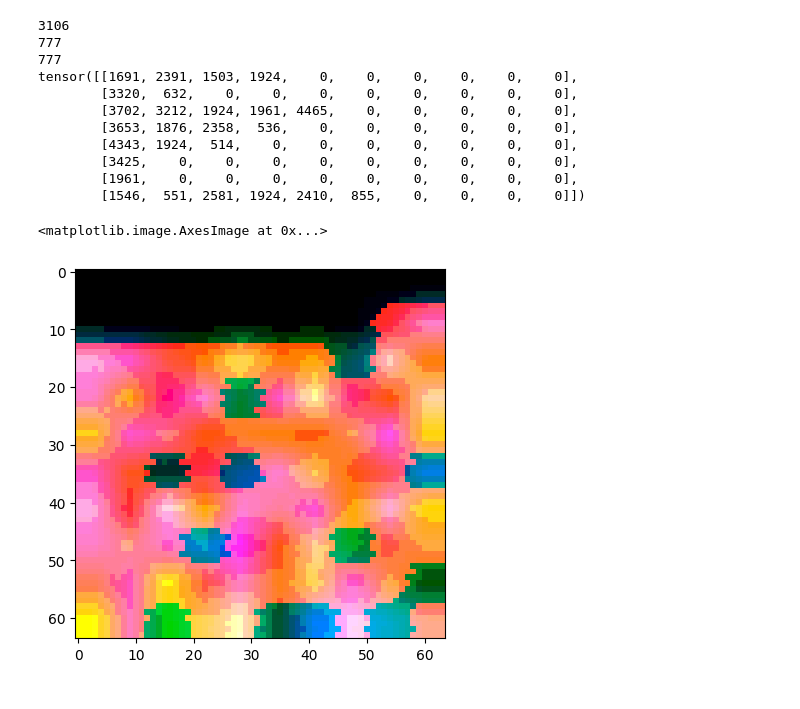
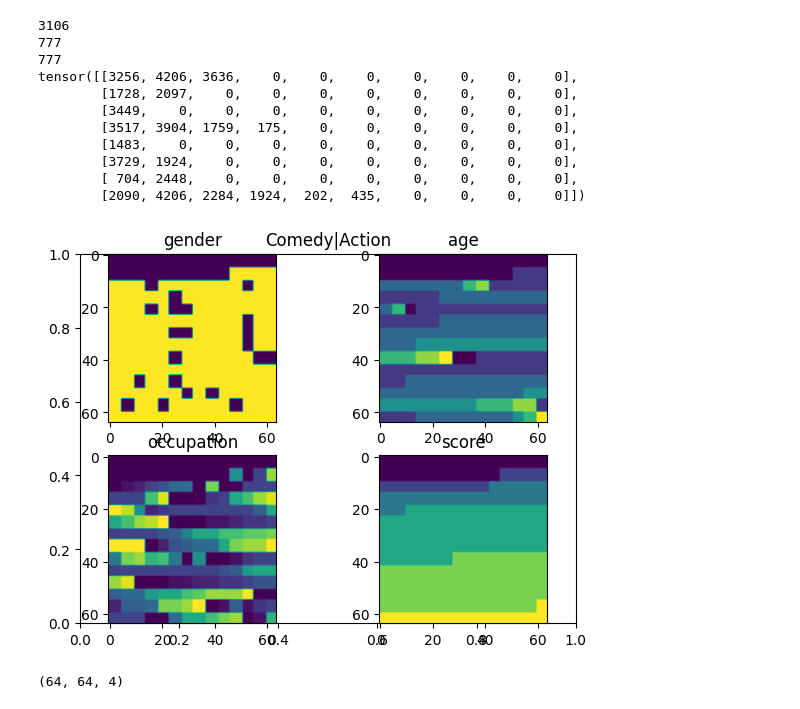
Before and after one commit to OwOIamNoob/movies, a Jupyter notebook: src/data/test.ipynb, the cells around one changed output. Drawn from its saved outputs; the diff is of its cells as text; code cells hidden in the pictures.

Commit message:
Debug Dataloader

```diff
--- a/src/data/test.ipynb
+++ b/src/data/test.ipynb
@@ -31,21 +31,21 @@ datamodule: LightningDataModule = MLDataModule(data_dir="/work/hpc/potato/movies
                                                    pin_memory=False)
 # %%
 datamodule.setup()
-dataloader = datamodule.test_dataloader()
+dataloader = datamodule.train_dataloader()
 batch = next(iter(dataloader))
 print(batch['titles'])
 # %% [output]
 3106
 777
 777
-tensor([[1691, 2391, 1503, 1924,    0,    0,    0,    0,    0,    0],
-        [3320,  632,    0,    0,    0,    0,    0,    0,    0,    0],
-        [3702, 3212, 1924, 1961, 4465,    0,    0,    0,    0,    0],
-        [3653, 1876, 2358,  536,    0,    0,    0,    0,    0,    0],
-        [4343, 1924,  514,    0,    0,    0,    0,    0,    0,    0],
-        [3425,    0,    0,    0,    0,    0,    0,    0,    0,    0],
-        [1961,    0,    0,    0,    0,    0,    0,    0,    0,    0],
-        [1546,  551, 2581, 1924, 2410,  855,    0,    0,    0,    0]])
+tensor([[3256, 4206, 3636,    0,    0,    0,    0,    0,    0,    0],
+        [1728, 2097,    0,    0,    0,    0,    0,    0,    0,    0],
+        [3449,    0,    0,    0,    0,    0,    0,    0,    0,    0],
+        [3517, 3904, 1759,  175,    0,    0,    0,    0,    0,    0],
+        [1483,    0,    0,    0,    0,    0,    0,    0,    0,    0],
+        [3729, 1924,    0,    0,    0,    0,    0,    0,    0,    0],
+        [ 704, 2448,    0,    0,    0,    0,    0,    0,    0,    0],
+        [2090, 4206, 2284, 1924,  202,  435,    0,    0,    0,    0]])
 # %%
 rating_img = batch['ratings'][0].permute(1, 2, 0).numpy()
 # %%
@@ -56,5 +54,28 @@ rating_img = np.interp(batch['ratings'][2].permute(1, 2, 0).numpy()[:, :, :3], (
-# %%
-plt.imshow(rating_img)
-# %% [output]
-<matplotlib.image.AxesImage at 0x...>
-[figure, removed]
+# %%
+batch = next(iter(dataloader))
+# %%
+index = 2
+title = datamodule.genre_vocab.decode(batch['label'][index], 0.5)
+plt.title("|".join(title))
+rating_img = np.interp(batch['ratings'][index].permute(1, 2, 0).numpy(), (-1, 1), (0, 1))
+fig1 = plt.subplot(221)
+fig1.set_title("gender")
+fig1.imshow(rating_img[:, :, 0])
+
+fig1 = plt.subplot(222)
+fig1.set_title("age")
+fig1.imshow(rating_img[:, :, 1])
+
+fig1 = plt.subplot(223)
+fig1.set_title("occupation")
+fig1.imshow(rating_img[:, :, 2])
+
+fig1 = plt.subplot(224)
+fig1.set_title("score")
+fig1.imshow(rating_img[:, :, 3])
+
+plt.show()
+print(rating_img.shape)
+# %% [output]
+[figure, added]
+(64, 64, 4)
```
Also changed, not shown: parts of 1 cell of this notebook, 3 other files.
